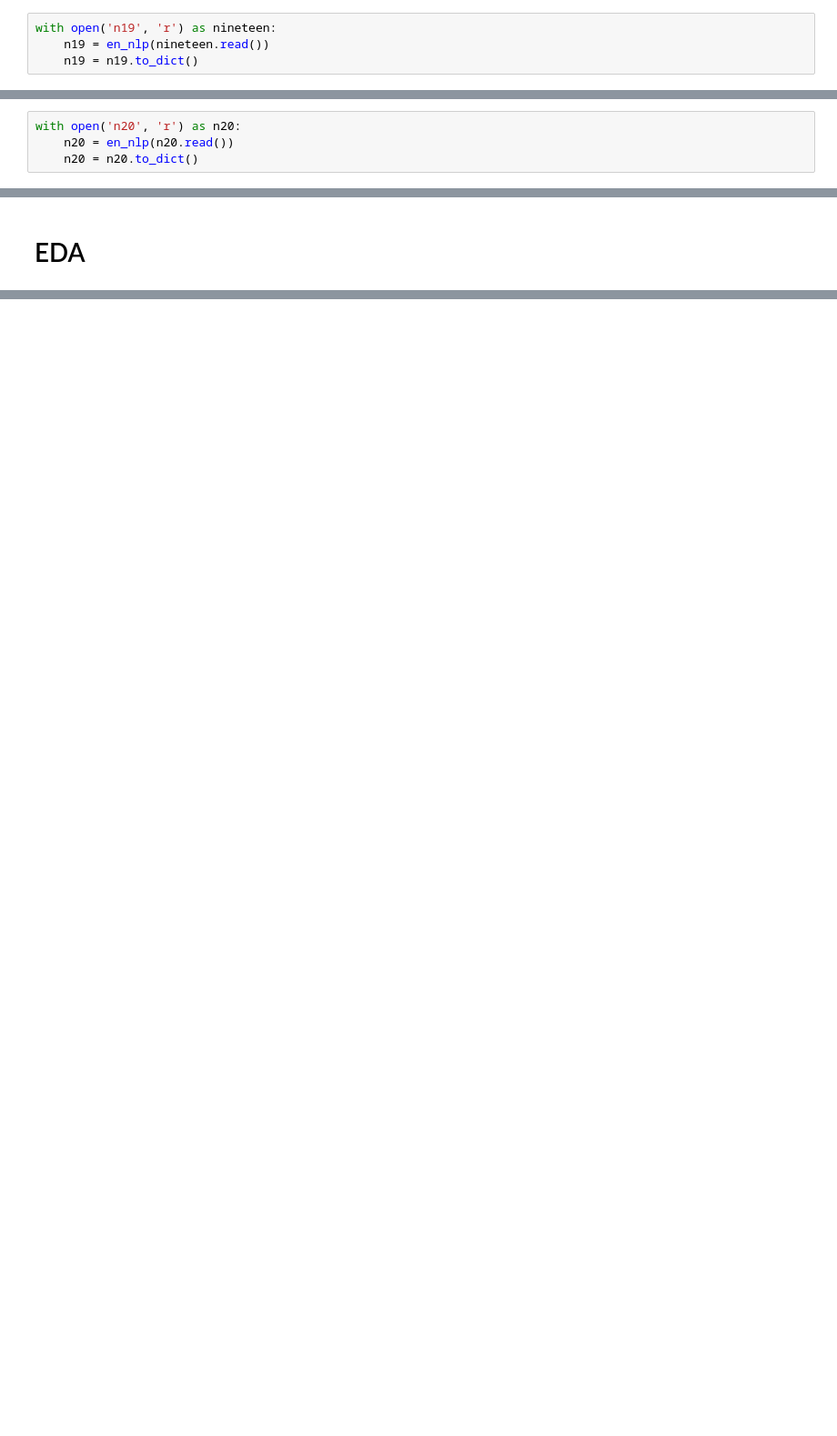
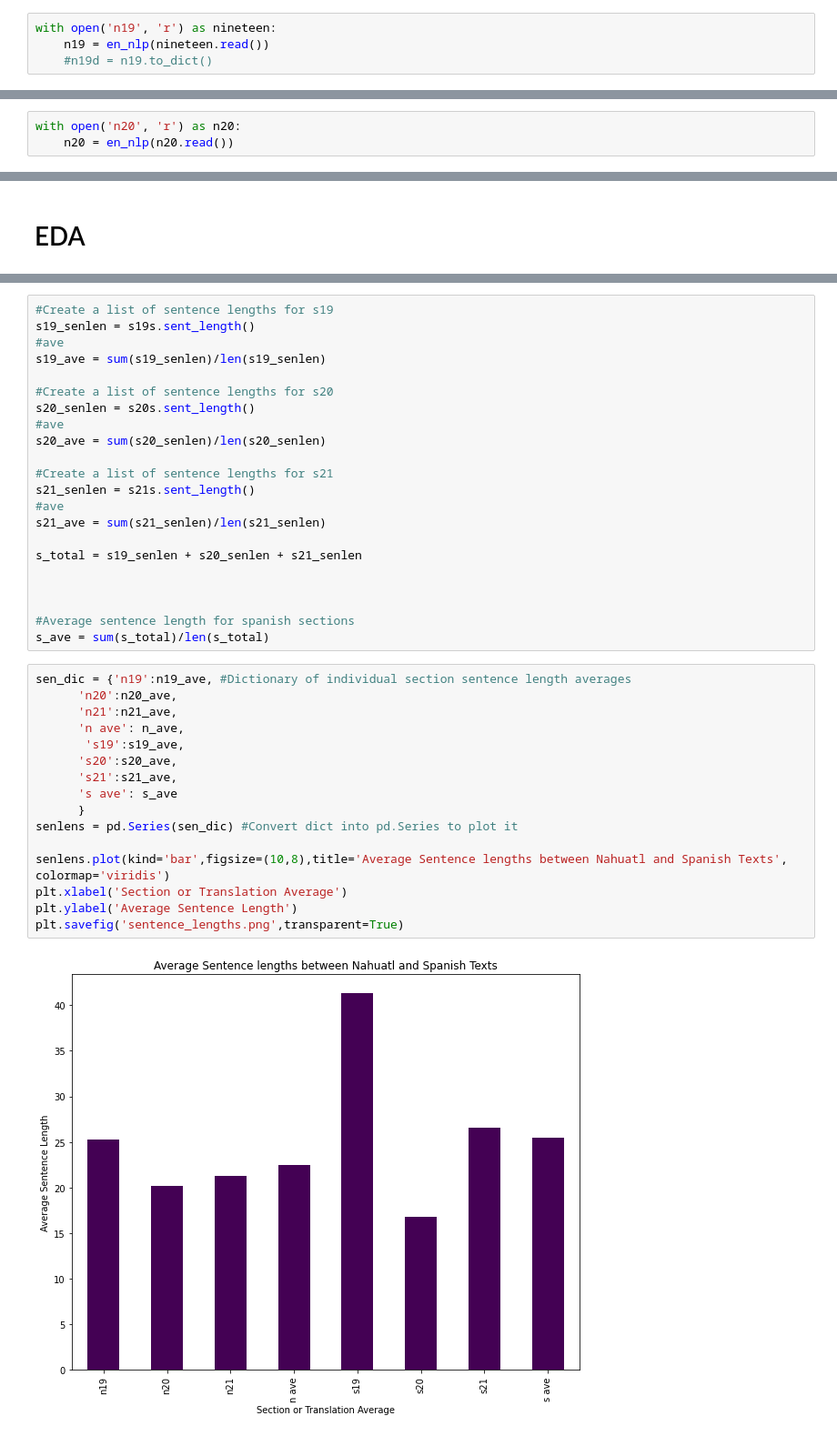
Before and after one commit to ethandmd/flodex, a Jupyter notebook: flodex.ipynb, the cells around one changed output, grey strips where cells are left out. Shown: that part at 91% size. Cells and saved outputs as stored; diff of their text form; blank space fills up the shorter version.

```diff
--- a/flodex.ipynb
+++ b/flodex.ipynb
@@ -124,5 +137,5 @@ class Section:
 # %%
 with open('n19', 'r') as nineteen:
     n19 = en_nlp(nineteen.read())
-    n19 = n19.to_dict()
+    #n19d = n19.to_dict()
 # %%
@@ -143,7 +160,6 @@ s19df = s19s.frame_concat()
 # %%
 with open('n20', 'r') as n20:
     n20 = en_nlp(n20.read())
-    n20 = n20.to_dict()
 # %%
 n20s = Section(n20)
 # %%
@@ -409,0 +248,40 @@ sns.heatmap(posdf)
+# %%
+#Create a list of sentence lengths for s19
+s19_senlen = s19s.sent_length()
+#ave
+s19_ave = sum(s19_senlen)/len(s19_senlen)
+
+#Create a list of sentence lengths for s20
+s20_senlen = s20s.sent_length()
+#ave
+s20_ave = sum(s20_senlen)/len(s20_senlen)
+
+#Create a list of sentence lengths for s21
+s21_senlen = s21s.sent_length()
+#ave
+s21_ave = sum(s21_senlen)/len(s21_senlen)
+
+s_total = s19_senlen + s20_senlen + s21_senlen
+
+
+
+#Average sentence length for spanish sections
+s_ave = sum(s_total)/len(s_total)
+# %%
+sen_dic = {'n19':n19_ave, #Dictionary of individual section sentence length averages
+      'n20':n20_ave,
+      'n21':n21_ave,
+      'n ave': n_ave,
+       's19':s19_ave,
+      's20':s20_ave,
+      's21':s21_ave,
+      's ave': s_ave
+      }
+senlens = pd.Series(sen_dic) #Convert dict into pd.Series to plot it
+
+senlens.plot(kind='bar',figsize=(10,8),title='Average Sentence lengths between Nahuatl and Spanish Texts', colormap='viridis')
+plt.xlabel('Section or Translation Average')
+plt.ylabel('Average Sentence Length')
+plt.savefig('sentence_lengths.png',transparent=True)
+# %% [output]
+[figure, added]
```
Also changed, not shown: parts of 67 cells of this notebook.
